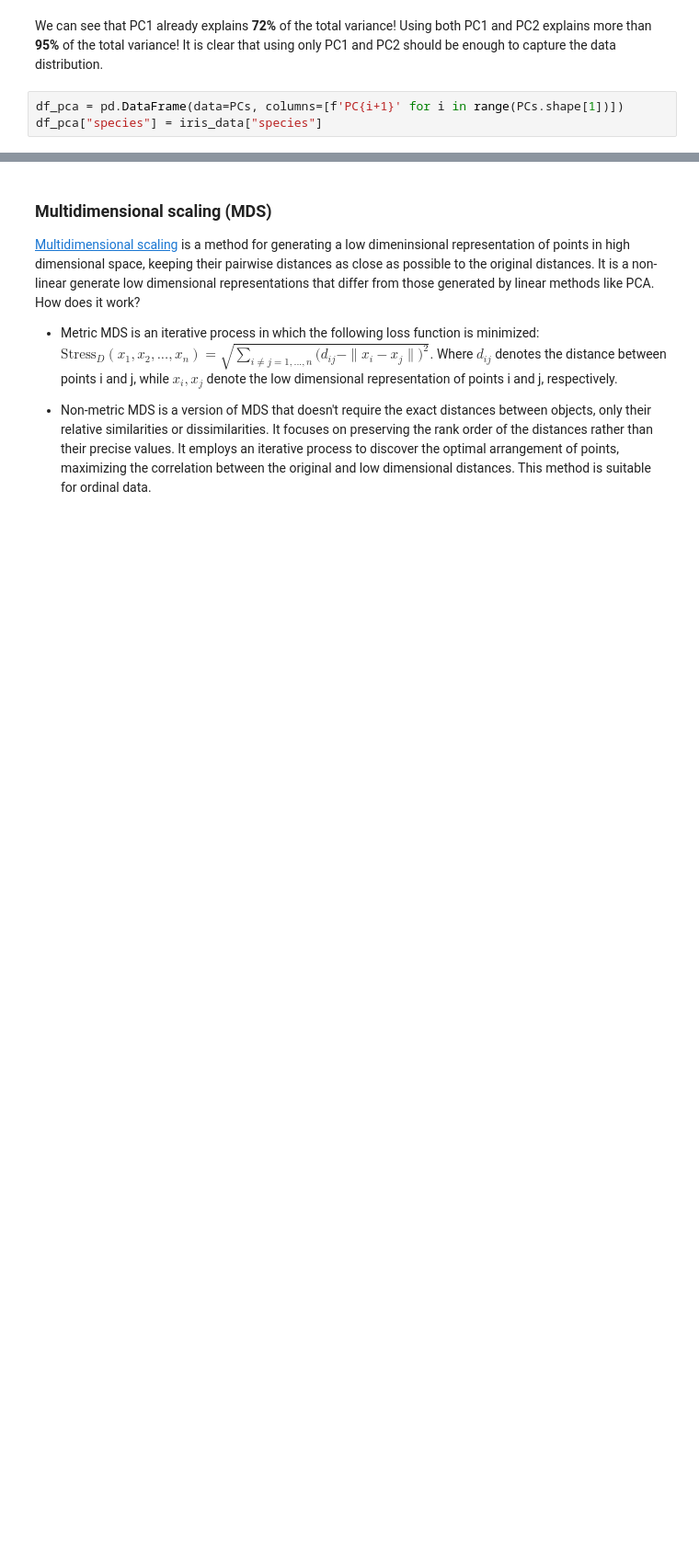
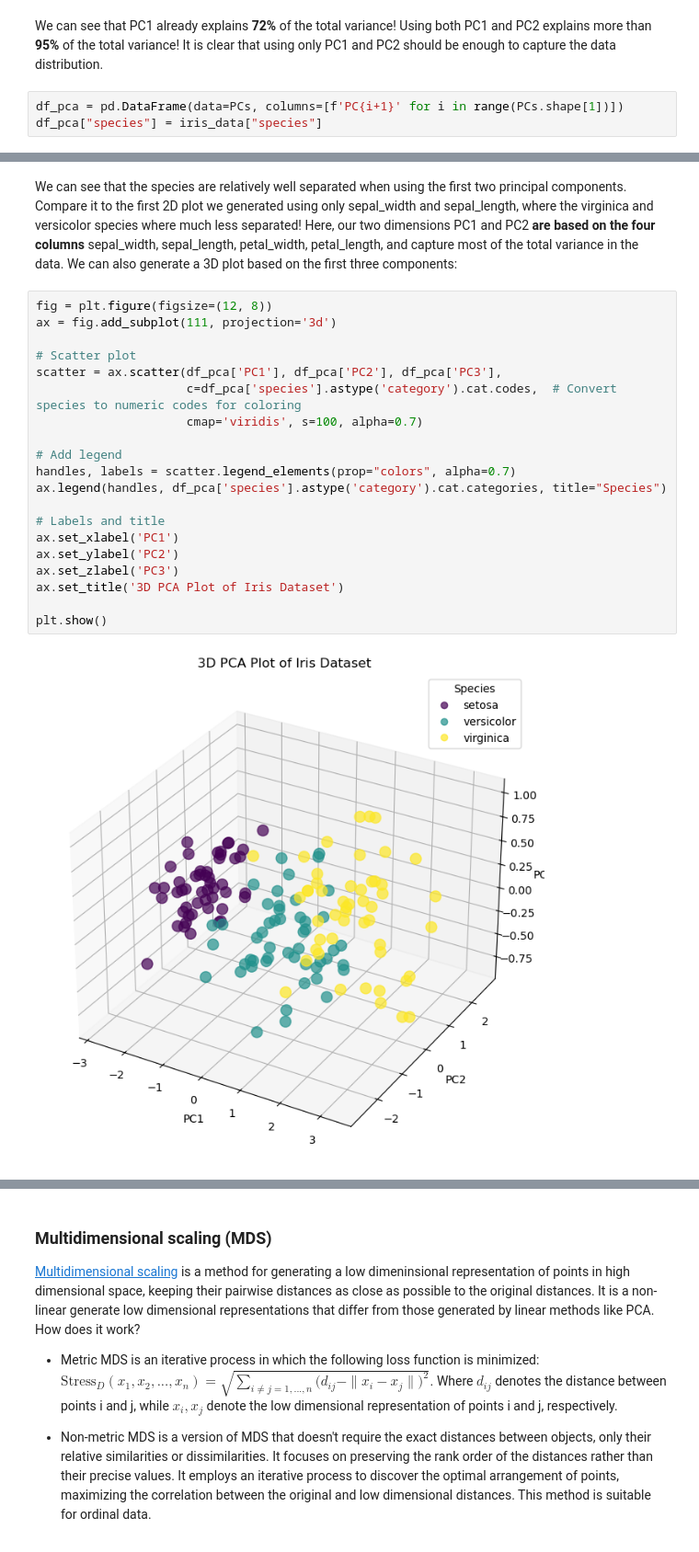
Before and after one commit to yoavram/PyDataSciBio, a Jupyter notebook: sessions/Unsupervised_learning_6.ipynb, the cells around one changed output, grey strips where cells are left out. Shown: that part at 92% size. Cells and saved outputs as stored; diff of their text form; blank space fills up the shorter version.

```diff
--- a/sessions/Unsupervised_learning_6.ipynb
+++ b/sessions/Unsupervised_learning_6.ipynb
@@ -257,0 +272,25 @@ We can see that the species are relatively well separated when using the first t
+# %% [markdown]
+We can see that the species are relatively well separated when using the first two principal components. Compare it to the first 2D plot we generated using only sepal_width and sepal_length, where the virginica and versicolor species where much less separated! Here, our two dimensions PC1 and PC2 **are based on the four columns** sepal_width, sepal_length, petal_width, petal_length, and capture most of the total variance in the data.
+We can also generate a 3D plot based on the first three components:
+# %%
+fig = plt.figure(figsize=(12, 8))
+ax = fig.add_subplot(111, projection='3d')
+
+# Scatter plot
+scatter = ax.scatter(df_pca['PC1'], df_pca['PC2'], df_pca['PC3'],
+                     c=df_pca['species'].astype('category').cat.codes,  # Convert species to numeric codes for coloring
+                     cmap='viridis', s=100, alpha=0.7)
+
+# Add legend
+handles, labels = scatter.legend_elements(prop="colors", alpha=0.7)
+ax.legend(handles, df_pca['species'].astype('category').cat.categories, title="Species")
+
+# Labels and title
+ax.set_xlabel('PC1')
+ax.set_ylabel('PC2')
+ax.set_zlabel('PC3')
+ax.set_title('3D PCA Plot of Iris Dataset')
+
+plt.show()
+# %% [output]
+[figure, added]
```
Also changed, not shown: parts of 23 cells of this notebook, 2 other files.
